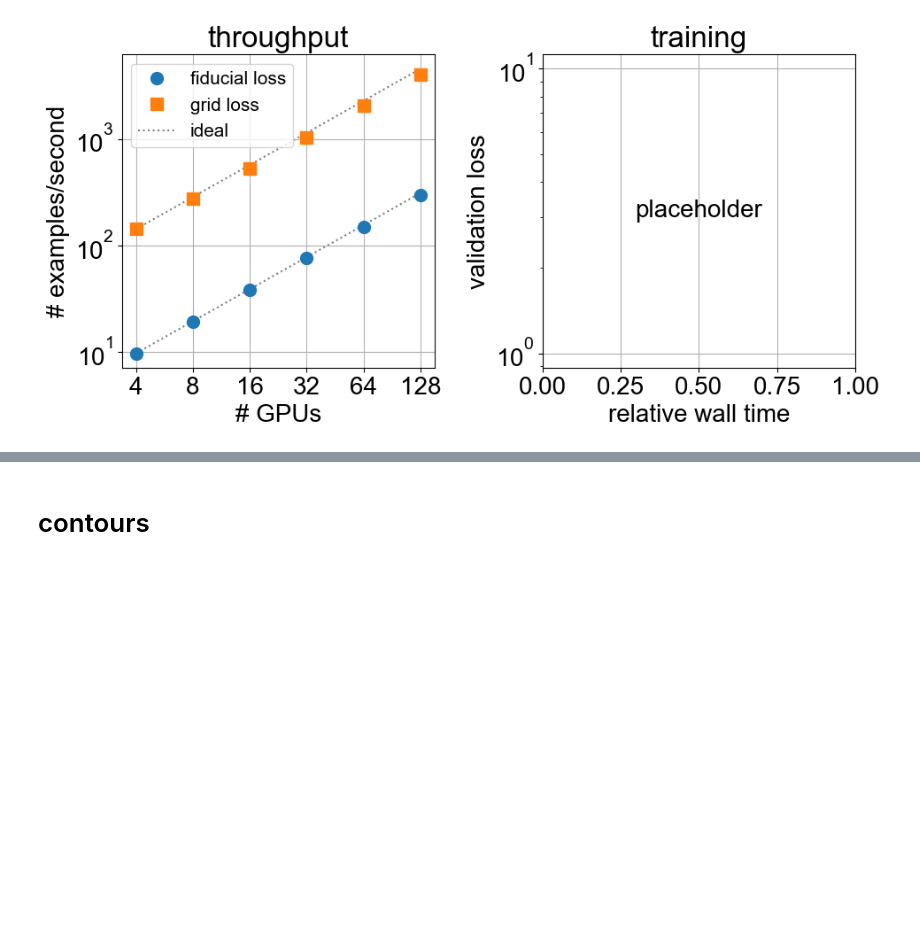
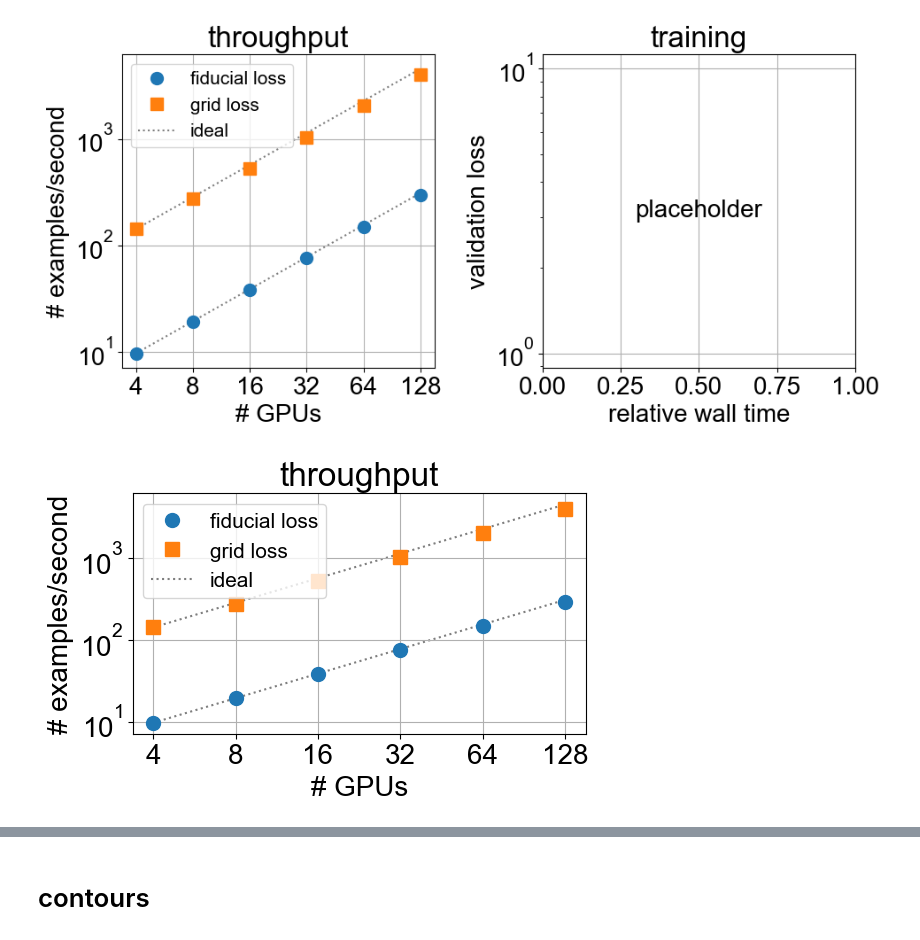
Before and after one commit to des-science/multiprobe-simulation-forward-model, a Jupyter notebook: notebooks/plotting/pasc/pasc_poster.ipynb, the cells around one changed output, grey strips where cells are left out. Saved outputs shown, nothing was run; the diff lists cells and outputs as text; code cells hidden in the pictures; blank space fills up the shorter version.

Commit message:
more local changes to notebooks

```diff
--- a/notebooks/plotting/pasc/pasc_poster.ipynb
+++ b/notebooks/plotting/pasc/pasc_poster.ipynb
@@ -105,3 +104,58 @@ fig.tight_layout()
 fig.savefig("./plots/throughput+training.pdf", bbox_inches="tight", dpi=300)
 # %% [output]
 [figure]
+# %%
+nodes = 2**np.arange(0, 6)
+gpus = 4 * nodes
+local_batch_size = 120
+
+mu_throughput = []
+sigma_throughput = []
+
+for loss in ["delta", "likelihood"]:
+    if loss == "delta":
+        local_batch_size = 4
+    elif loss == "likelihood":
+        local_batch_size = 60
+
+    for node, gpu in zip(nodes, gpus):
+        csv_file = f"/Users/arne/git/multiprobe-simulation-forward-model/notebooks/plotting/pasc/data/throughput/{node}_node_{loss}.csv"
+        step_time = pd.read_csv(csv_file)
+        step_time = step_time[step_time["Step"] > 200]
+        step_time = step_time.iloc[:, 1]
+        time_per_step = 1 / step_time
+
+        global_batch_size = local_batch_size * gpu
+
+        throughput = global_batch_size * time_per_step
+
+        mu_throughput.append(throughput.mean())
+        sigma_throughput.append(throughput.std())
+
+
+# fig, ax = plt.subplots(figsize=(5, 5))
+fig, ax = plt.subplots(figsize=(6, 4))
+
+# throughput
+ax.plot(gpus, mu_throughput[:len(nodes)], label="fiducial loss", marker="o", linestyle="", markersize=10)
+ax.plot(gpus, mu_throughput[len(nodes):], label="grid loss", marker="s", linestyle="", markersize=10)
+# ax.errorbar(gpus, mu_throughput[:len(nodes)], yerr=sigma_throughput[:len(nodes)], label="fiducial loss", marker="o", linestyle="", markersize=5, capsize=2, elinewidth=3)
+# ax.errorbar(gpus, mu_throughput[len(nodes):], yerr=sigma_throughput[len(nodes):], label="grid loss", marker="s", linestyle="", markersize=5, capsize=2, elinewidth=3)
+
+ax.plot(gpus, mu_throughput[0]/4*gpus, label="ideal", color="k", alpha=0.5, marker="", linestyle=":", markersize=12, zorder=0)
+ax.plot(gpus, mu_throughput[len(nodes)]/4*gpus, color="k", alpha=0.5, marker="", linestyle=":", markersize=12, zorder=0)
+
+ax.set(title="throughput", xlabel="# GPUs", ylabel="# examples/second", xscale="log", yscale="log")
+ax.set_xticks(gpus, gpus)
+ax.minorticks_off()
+# ax.legend(loc="center", fontsize=12)
+ax.legend(loc="upper left", fontsize=15)
+
+ax.grid(True)
+# ax.set_box_aspect(1)
+
+fig.tight_layout()
+fig.savefig("./plots/throughput.png", bbox_inches="tight", dpi=300)
+fig.savefig("./plots/throughput.pdf", bbox_inches="tight")
+# %% [output]
+[figure, added]
```
Also changed, not shown: parts of 3 cells of this notebook, 1 other file.
